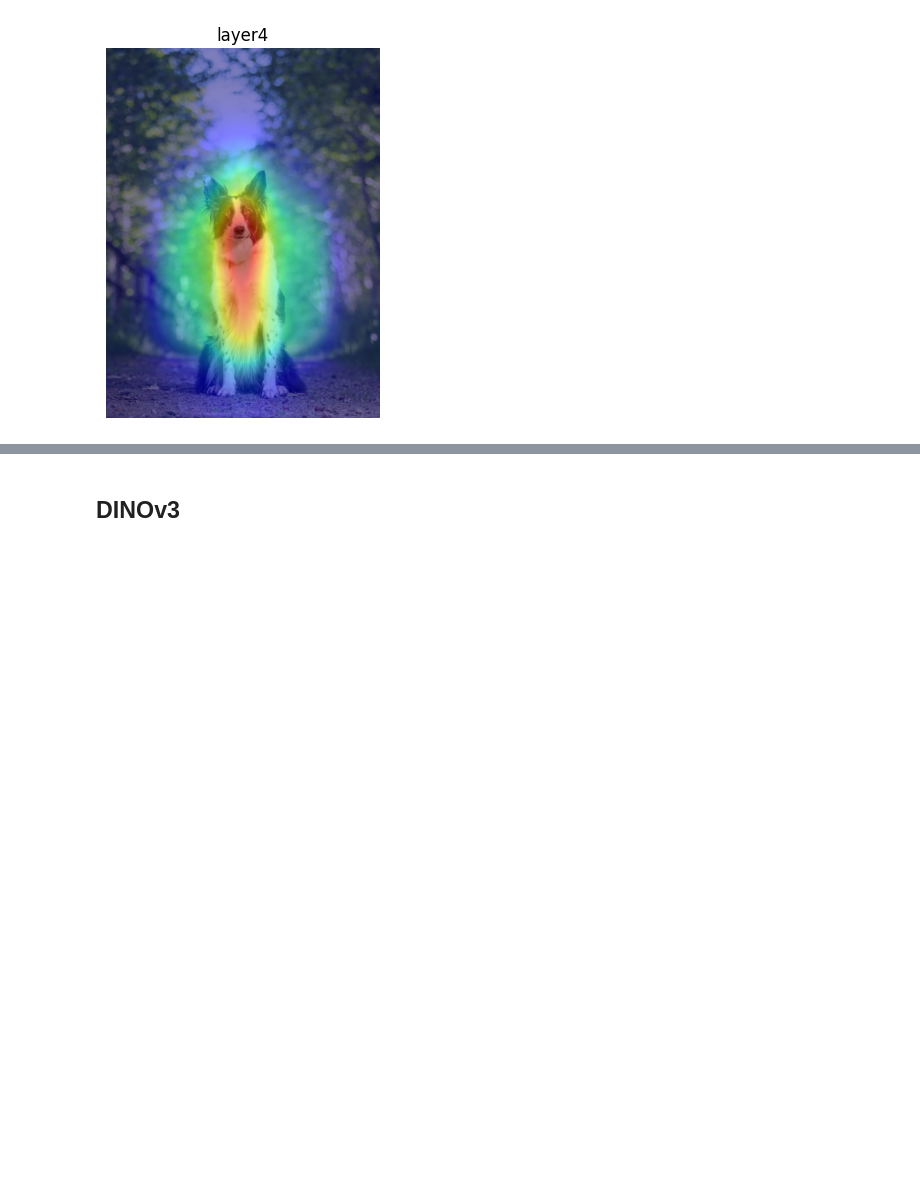
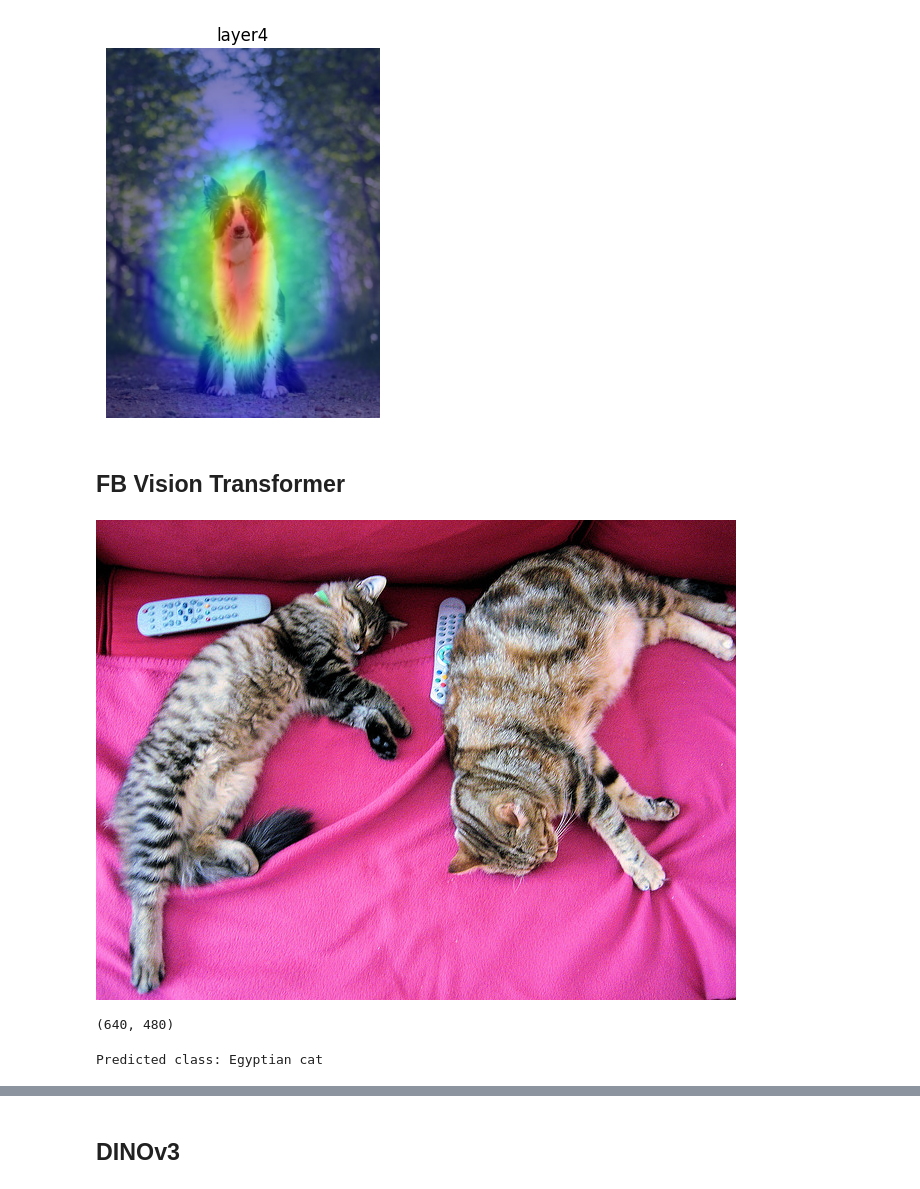
Before and after one commit to auto-d/vision-mapping, a Jupyter notebook: viz_map.ipynb, the cells around one changed output, grey strips where cells are left out. Drawn from its saved outputs; the diff is of its cells as text; code cells hidden in the pictures; blank space fills up the shorter version.

```diff
--- a/viz_map.ipynb
+++ b/viz_map.ipynb
@@ -101,3 +140,5 @@ for name, cam in zip(cam_extractor.target_names, cams):
   plt.imshow(result); plt.axis('off'); plt.title(name); plt.show()
 # %% [output]
 [figure]
+# %% [markdown]
+## FB Vision Transformer
@@ -103,0 +147,13 @@ for name, cam in zip(cam_extractor.target_names, cams):
+# %%
+from transformers import AutoFeatureExtractor, ViTForImageClassification
+from PIL import Image
+import requests
+url = 'http://images.cocodataset.org/val2017/000000039769.jpg'
+image = Image.open(requests.get(url, stream=True).raw)
+display(image)
+# %% [output]
+[figure, added]
+# %%
+image.size
+# %% [output]
+(640, 480)
@@ -103,0 +166,6 @@ for name, cam in zip(cam_extractor.target_names, cams):
+# %%
+# model predicts one of the 1000 ImageNet classes
+predicted_class_idx = logits.argmax(-1).item()
+print("Predicted class:", model.config.id2label[predicted_class_idx])
+# %% [output]
+Predicted class: Egyptian cat
```
Also changed, not shown: parts of 33 cells of this notebook.
